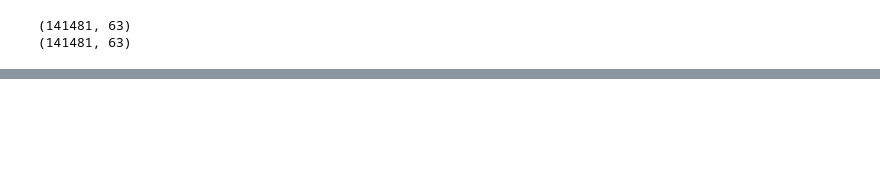
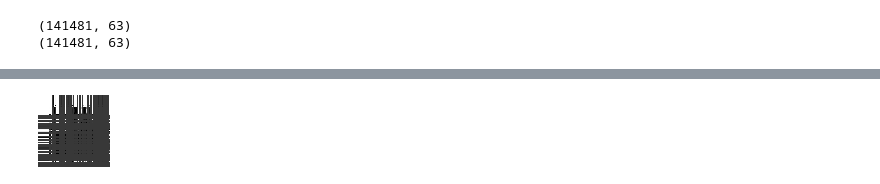
Before and after one commit to Karson-Fye/CMUDarknet, a Jupyter notebook: Data/Dataset_image_conversion_prototype.ipynb, the cells around one changed output, grey strips where cells are left out. Drawn from its saved outputs; the diff is of its cells as text; code cells hidden in the pictures; blank space fills up the shorter version.

```diff
--- a/Data/Dataset_image_conversion_prototype.ipynb
+++ b/Data/Dataset_image_conversion_prototype.ipynb
@@ -1988,0 +2033,23 @@ normalize_bilabel_dataset_between_0_1(dataset_1['Dataset'])
+# %%
+o = produce_single_channel_image_matrix(
+    df[:1],
+    traffic_dataset_1['Traffic Type Correlations'],
+    traffic_dataset_1['Protocol Correlations'],
+    (10,10),
+    identity=1,
+    operation=_mult,
+    # activation=double_gaussian_spike
+    # activation=curve_over_x_2
+    # activation=mult_by_n(13)
+    # activation=p_6_pot
+    # activation=sharp_zero_spike
+    # activation=gaussian_spike
+    # activation=lambda x: gaussian_spike(1000*x) + gaussian_spike(1000*x-.5)
+    # activation=lambda x: gaussian_spike(1000*x)
+    activation=lambda x: gaussian_spike(10000*x-.5)
+)
+
+pic3 = Image.fromarray(np.uint8((1-o)*255), 'L')
+display(pic3)
+# %% [output]
+[figure, added]
```
Also changed, not shown: parts of 60 cells of this notebook.
